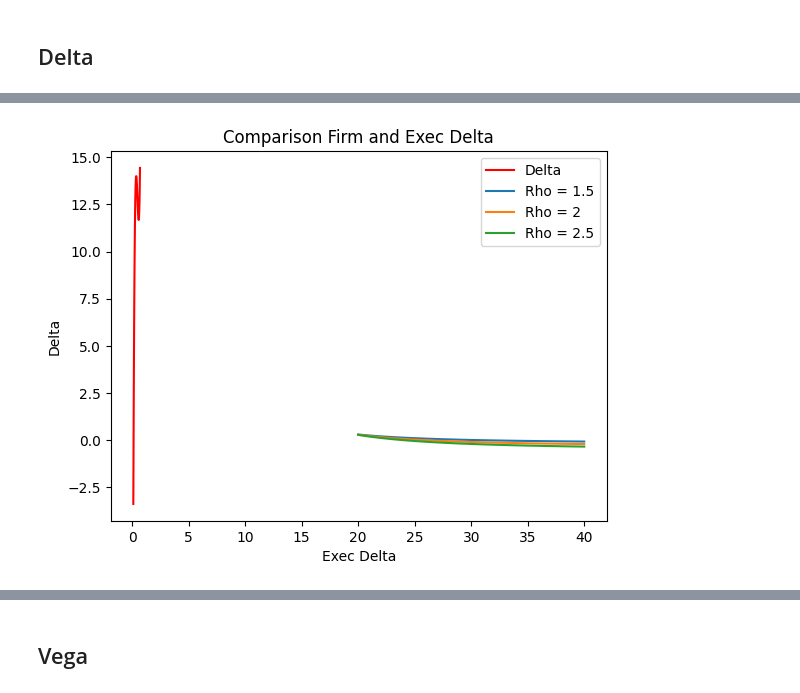
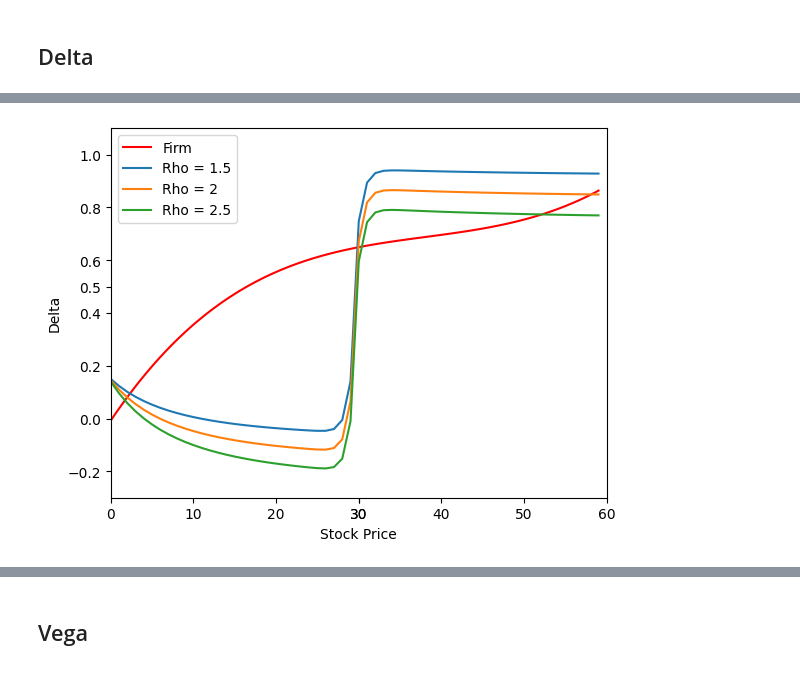
Before and after one commit to djdavor/thesis_MSc, a Jupyter notebook: code/valuation_ESOs.ipynb, the cells around one changed output, grey strips where cells are left out. Drawn from its saved outputs; the diff is of its cells as text; code cells hidden in the pictures.

```diff
--- a/code/valuation_ESOs.ipynb
+++ b/code/valuation_ESOs.ipynb
@@ -30,8 +30,8 @@ c_init = 1700000  # Agent's initial wealth
 n_s_init = 110000  # Number of shares
 n_o_init = 300  # Number of options
 
-N_init = 50  # Height of tree
-N_init_r = 50  # Height of tree for R option
+N_init = 100  # Height of tree
+N_init_r = 100  # Height of tree for R option
 # %%
 def rn_eso(S0,K,T,v,r,N,sigma,m):
   #Init values
@@ -310,17 +308,16 @@ Cost of RN: 13.655803695861094
 # %%
 ## Firm Delta
 
-x = range(0, 100)
+lim = 60
+x = range(0, lim)
 rn_delta_f = np.zeros(len(x))
-esos = np.zeros(len(x))
+esos = np.zeros(len(x)+1)
 
-for i in x:
-    esos[i] = rn_eso(i,K_init, T_init, v_init, r_init, N_init, sigma_init, m_init)
-    a = esos[i] = rn_eso(i,K_init, T_init, v_init, r_init, N_init, sigma_init, m_init)
-    b = rn_eso(i+1,K_init, T_init, v_init, r_init, N_init, sigma_init, m_init)
-    delta = (b-a)
+for i in range(0, lim+1):
+    esos[i] = rn_eso(i,K_init, T_init, v_init, r_init, 100, sigma_init, m_init)
 
-    rn_delta_f[i] = delta
+for i in range(0, lim):
+    rn_delta_f[i] = esos[i+1] - esos[i]
 
 
 # Fit a smooth line to the delta values
@@ -334,14 +331,17 @@ x_smooth = np.linspace(min(x), max(x), 100)
 y_smooth = p(x_smooth)
 
 # Plot the smooth line
-plt.plot(x_smooth, y_smooth, color='red', label='Delta')
+plt.plot(x_smooth, y_smooth, color='red', label='Firm')
 
 # Plot the raw delta values
 #plt.plot(x, rn_delta_f, label='Delta (raw)')
 
-plt.xlabel('Firm Delta')
+plt.xlabel('Stock Price')
 plt.ylabel('Delta')
-plt.title('Firm Delta')
-plt.legend()
+plt.xticks(list(plt.xticks()[0]) + [30])
+plt.yticks(list(plt.yticks()[0]) + [0.5])
+plt.xlim(0,  tlim)
+plt.ylim(-0.1, 1.1)
+plt.savefig('/Users/davordjekic/Desktop/Bocconi/Thesis/thesis_tex/fig/4/delta_obj.png')
 plt.show()
 # %% [output]
@@ -421,16 +445,23 @@ plt.show()
 # %%
-plt.plot(x_smooth, y_smooth, color='red', label='Delta')
+## Comparison Firm and Exec Delta
+
+plt.plot(x_smooth, y_smooth, color='red', label='Firm')
 
 plt.plot(x, rn_delta_e_low, label='Rho = 1.5')
 plt.plot(x, rn_delta_e_med, label='Rho = 2')
 plt.plot(x, rn_delta_e_high, label='Rho = 2.5')
 
 
-plt.xlabel('Exec Delta')
+plt.xlabel('Stock Price')
 plt.ylabel('Delta')
-plt.title('Comparison Firm and Exec Delta')
+plt.xticks(list(plt.xticks()[0]) + [30])
+plt.yticks(list(plt.yticks()[0]) + [0.5])
+plt.xlim(0, lim)
+plt.ylim(-0.3, 1.1)
 plt.legend()
+
+plt.savefig('/Users/davordjekic/Desktop/Bocconi/Thesis/thesis_tex/fig/4/delta_comp.png')
 plt.show()
 # %% [output]
-[figure, old version]
+[figure, new version]
 # %%
```
Also changed, not shown: parts of 19 cells of this notebook, 33 other files.
